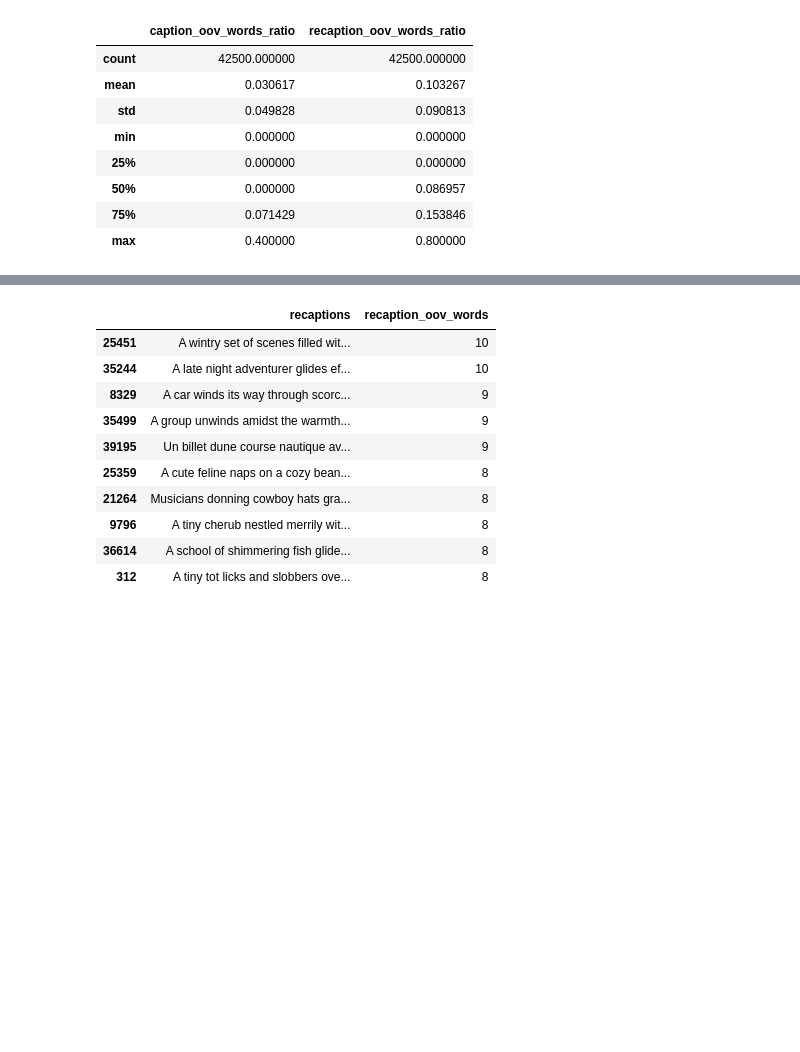
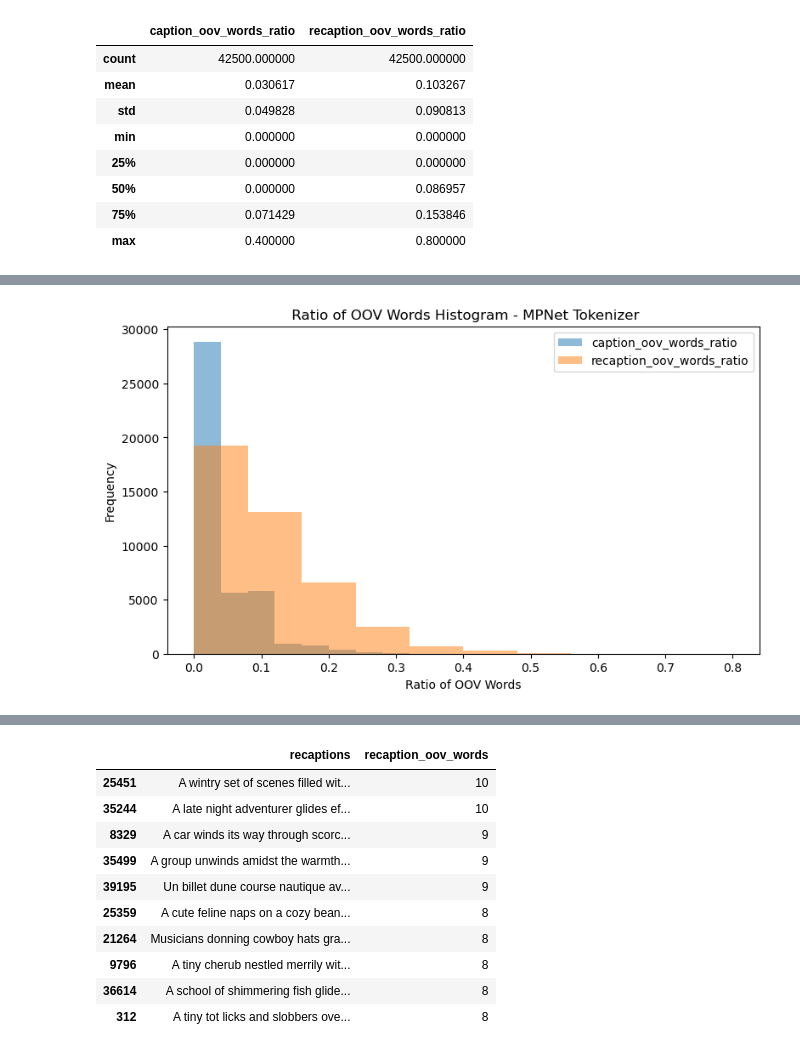
Before and after one commit to imartinf/multimemo, a Jupyter notebook: notebooks/1-imartinf-language-analysis.ipynb, the cells around one changed output, grey strips where cells are left out. Saved outputs shown, nothing was run; the diff lists cells and outputs as text; code cells hidden in the pictures; blank space fills up the shorter version.

```diff
--- a/notebooks/1-imartinf-language-analysis.ipynb
+++ b/notebooks/1-imartinf-language-analysis.ipynb
@@ -200,0 +233,4 @@ plt.show()
+# %%
+plot_histogram(data_exp,['caption_oov_words_ratio','recaption_oov_words_ratio'],' Ratio of OOV Words Histogram - MPNet Tokenizer','Ratio of OOV Words','Frequency')
+# %% [output]
+[figure, added]
```
Also changed, not shown: parts of 17 cells of this notebook, 18 other files.
